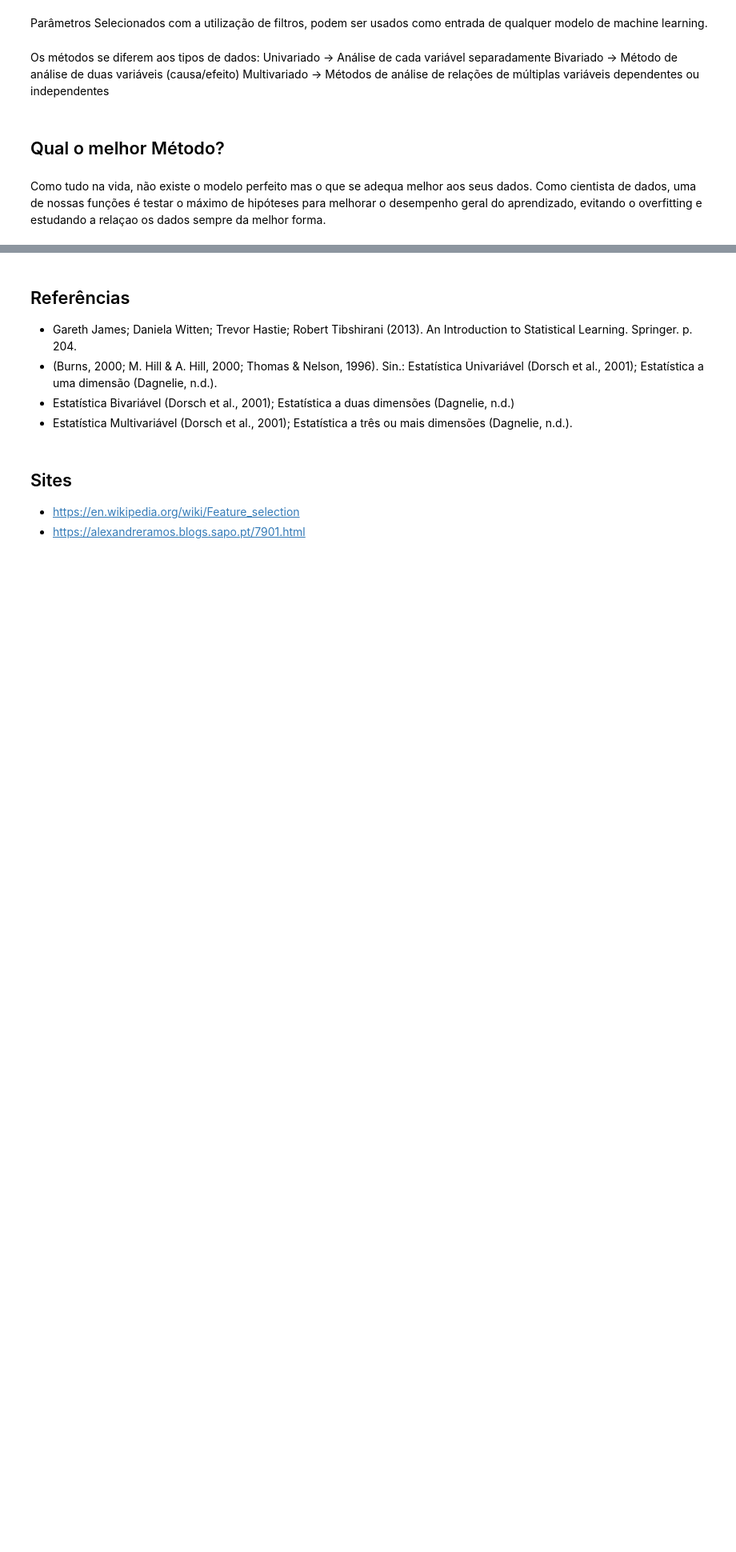
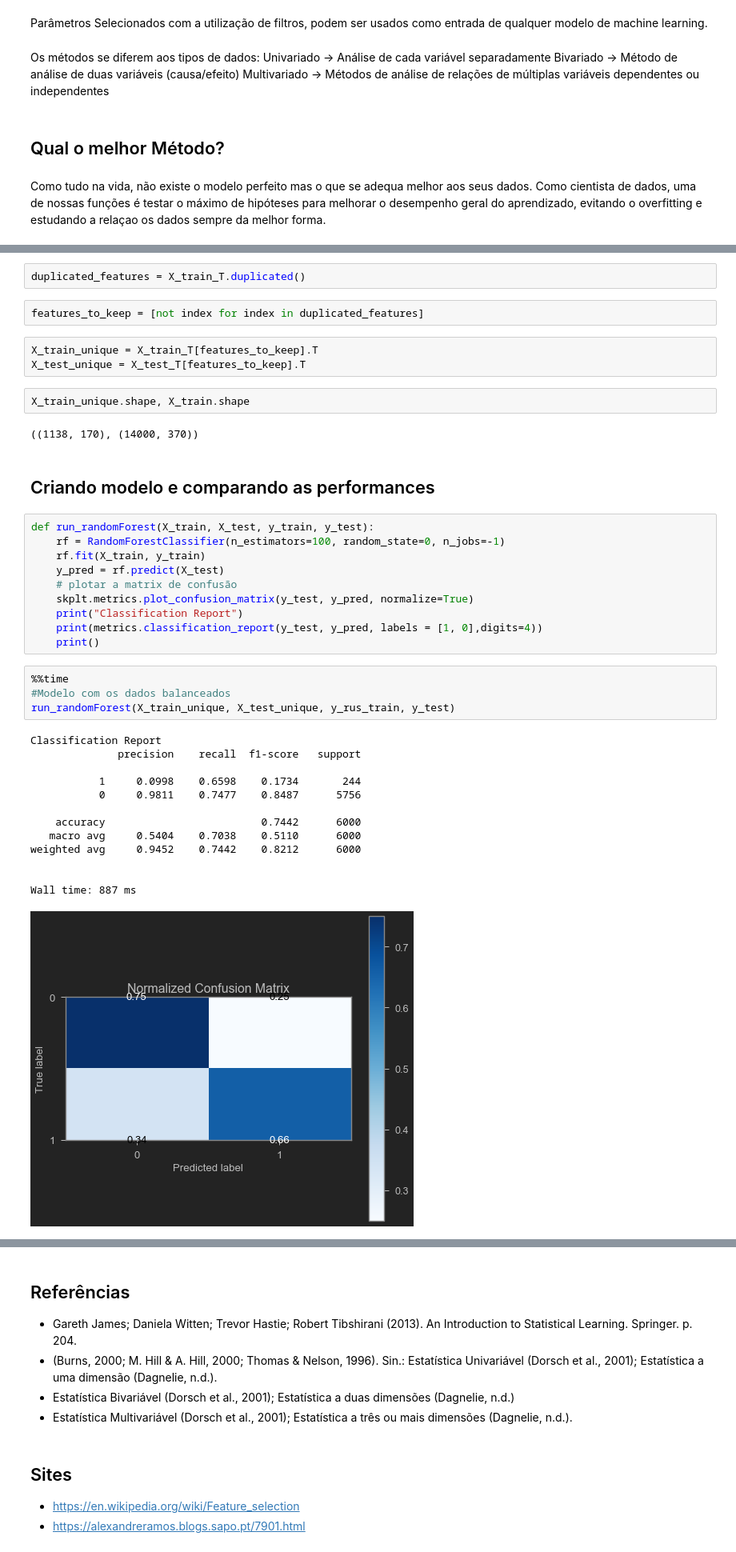
Before and after one commit to philipesantos136/Portfolio, a Jupyter notebook: Feature-Selection/Parâmetros constantes, Semi-constantes e Duplicados.ipynb, the cells around one changed output, grey strips where cells are left out. Shown: that part at 80% size. Drawn from its saved outputs; the diff is of its cells as text; blank space fills up the shorter version.

```diff
--- a/Feature-Selection/Parâmetros constantes, Semi-constantes e Duplicados.ipynb
+++ b/Feature-Selection/Parâmetros constantes, Semi-constantes e Duplicados.ipynb
@@ -22,0 +138,41 @@ os dados sempre da melhor forma.
+# %%
+duplicated_features = X_train_T.duplicated()
+# %%
+features_to_keep = [not index for index in duplicated_features]
+# %%
+X_train_unique = X_train_T[features_to_keep].T
+X_test_unique = X_test_T[features_to_keep].T
+# %%
+X_train_unique.shape, X_train.shape
+# %% [output]
+((1138, 170), (14000, 370))
+# %% [markdown]
+## Criando modelo e comparando as performances
+# %%
+def run_randomForest(X_train, X_test, y_train, y_test):
+    rf = RandomForestClassifier(n_estimators=100, random_state=0, n_jobs=-1)
+    rf.fit(X_train, y_train)
+    y_pred = rf.predict(X_test)
+    # plotar a matrix de confusão
+    skplt.metrics.plot_confusion_matrix(y_test, y_pred, normalize=True)
+    print("Classification Report")
+    print(metrics.classification_report(y_test, y_pred, labels = [1, 0],digits=4))
+    print()
+# %%
+%%time
+#Modelo com os dados balanceados
+run_randomForest(X_train_unique, X_test_unique, y_rus_train, y_test)
+# %% [output]
+Classification Report
+              precision    recall  f1-score   support
+
+           1     0.0998    0.6598    0.1734       244
+           0     0.9811    0.7477    0.8487      5756
+
+    accuracy                         0.7442      6000
+   macro avg     0.5404    0.7038    0.5110      6000
+weighted avg     0.9452    0.7442    0.8212      6000
+
+
+Wall time: 887 ms
+[figure, added]
```
Also changed, not shown: parts of 24 cells of this notebook, 1 other file.
